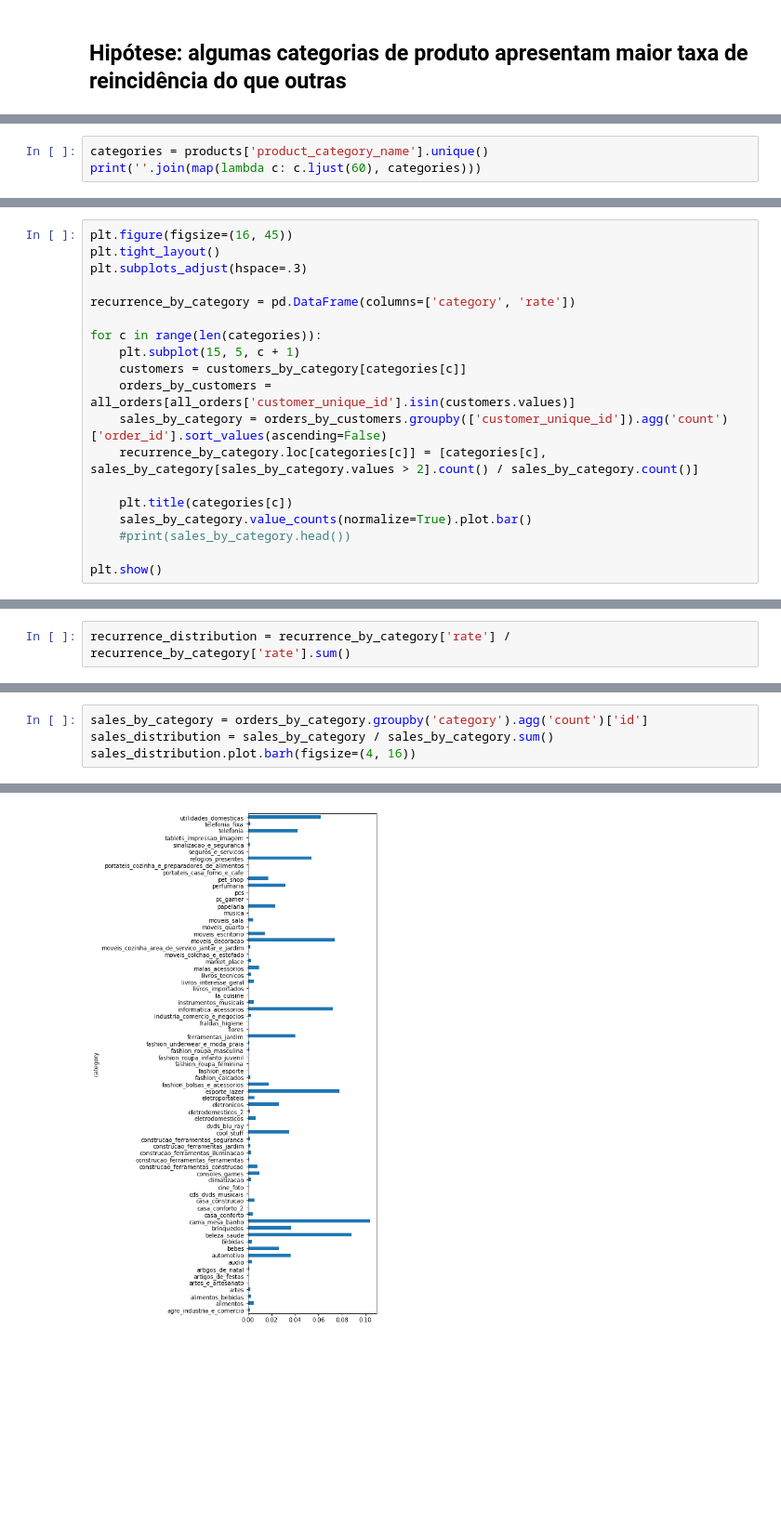
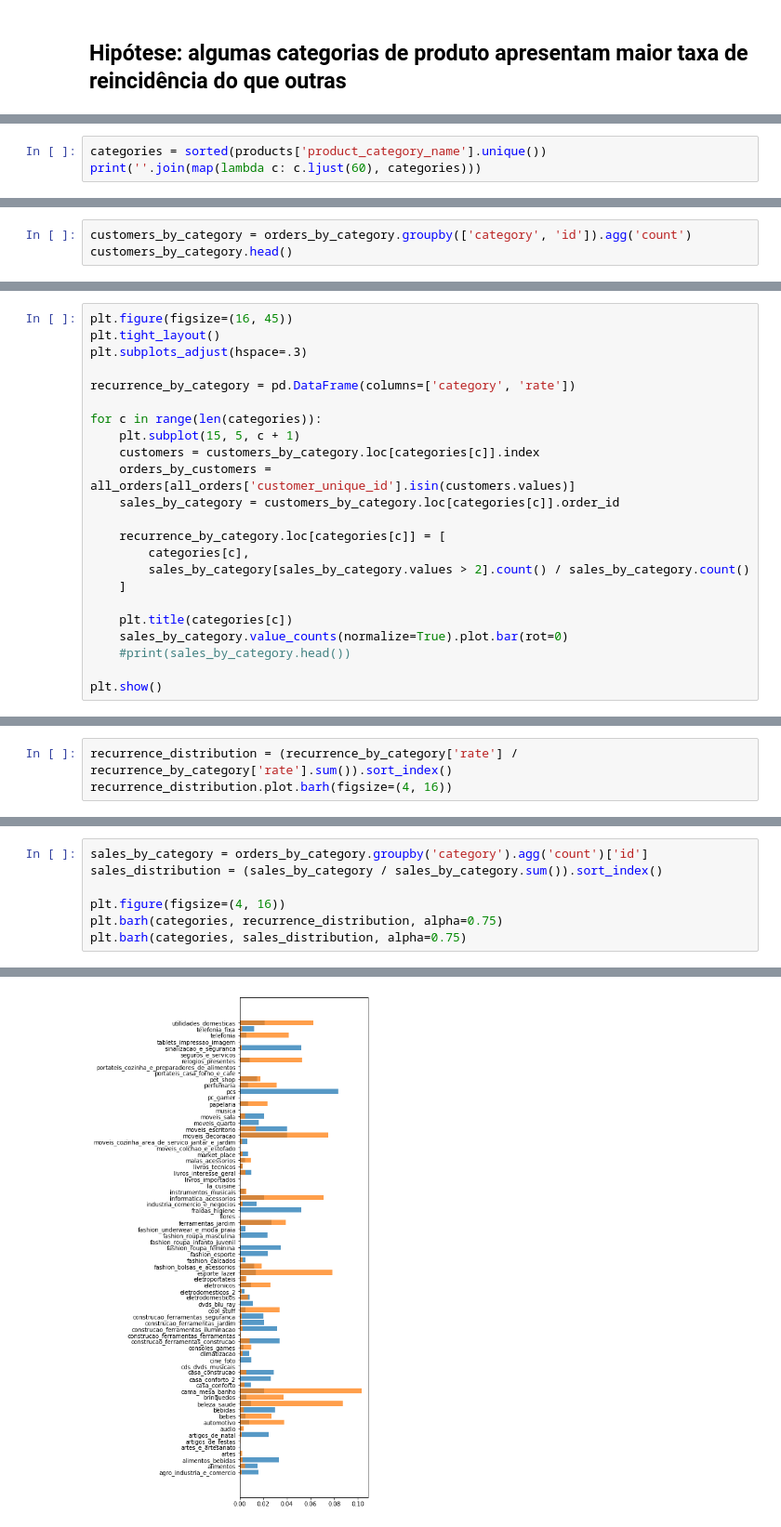
Before and after one commit to GuiBrandt/e-commerce, a Jupyter notebook: Sprint 1/recorrência.ipynb, the cells around one changed output, grey strips where cells are left out. Shown at 93% size. Saved outputs shown, nothing was run; the diff lists cells and outputs as text; blank space fills up the shorter version.

```diff
--- a/Sprint 1/recorrência.ipynb
+++ b/Sprint 1/recorrência.ipynb
@@ -205,5 +205,5 @@ ca77025e7201e3b30c44b472ff346268     7
 Name: order_id, dtype: int64
 # %%
-categories = products['product_category_name'].unique()
+categories = sorted(products['product_category_name'].unique())
 print(''.join(map(lambda c: c.ljust(60), categories)))
 # %% [output]
@@ -222,0 +211,3 @@ customers_by_category.head()
+# %%
+customers_by_category = orders_by_category.groupby(['category', 'id']).agg('count')
+customers_by_category.head()
@@ -229,13 +228,17 @@ recurrence_by_category = pd.DataFrame(columns=['category', 'rate'])
 
 for c in range(len(categories)):
     plt.subplot(15, 5, c + 1)
-    customers = customers_by_category[categories[c]]
+    customers = customers_by_category.loc[categories[c]].index
     orders_by_customers = all_orders[all_orders['customer_unique_id'].isin(customers.values)]
-    sales_by_category = orders_by_customers.groupby(['customer_unique_id']).agg('count')['order_id'].sort_values(ascending=False)
-    recurrence_by_category.loc[categories[c]] = [categories[c], sales_by_category[sales_by_category.values > 2].count() / sales_by_category.count()]
+    sales_by_category = customers_by_category.loc[categories[c]].order_id
+
+    recurrence_by_category.loc[categories[c]] = [
+        categories[c],
+        sales_by_category[sales_by_category.values > 2].count() / sales_by_category.count()
+    ]
 
     plt.title(categories[c])
-    sales_by_category.value_counts(normalize=True).plot.bar()
+    sales_by_category.value_counts(normalize=True).plot.bar(rot=0)
     #print(sales_by_category.head())
 
 plt.show()
@@ -253,2 +256,3 @@ recurrence_by_category.sort_values(by='rate', ascending=False).head()
 # %%
-recurrence_distribution = recurrence_by_category['rate'] / recurrence_by_category['rate'].sum()
+recurrence_distribution = (recurrence_by_category['rate'] / recurrence_by_category['rate'].sum()).sort_index()
+recurrence_distribution.plot.barh(figsize=(4, 16))
@@ -268,5 +268,8 @@ Visto que o desvio padrão é alto, parece que, realmente, algumas categorias t
 # %%
 sales_by_category = orders_by_category.groupby('category').agg('count')['id']
-sales_distribution = sales_by_category / sales_by_category.sum()
-sales_distribution.plot.barh(figsize=(4, 16))
+sales_distribution = (sales_by_category / sales_by_category.sum()).sort_index()
+
+plt.figure(figsize=(4, 16))
+plt.barh(categories, recurrence_distribution, alpha=0.75)
+plt.barh(categories, sales_distribution, alpha=0.75)
 # %% [output]
@@ -274,4 +277,4 @@ sales_distribution.plot.barh(figsize=(4, 16))
-[figure, old version]
+[figure, new version]
 # %%
 print(stats.kruskal(recurrence_distribution, sales_distribution).pvalue * 100, '%', sep='')
 # %% [output]
```
Also changed, not shown: parts of 24 cells of this notebook.
